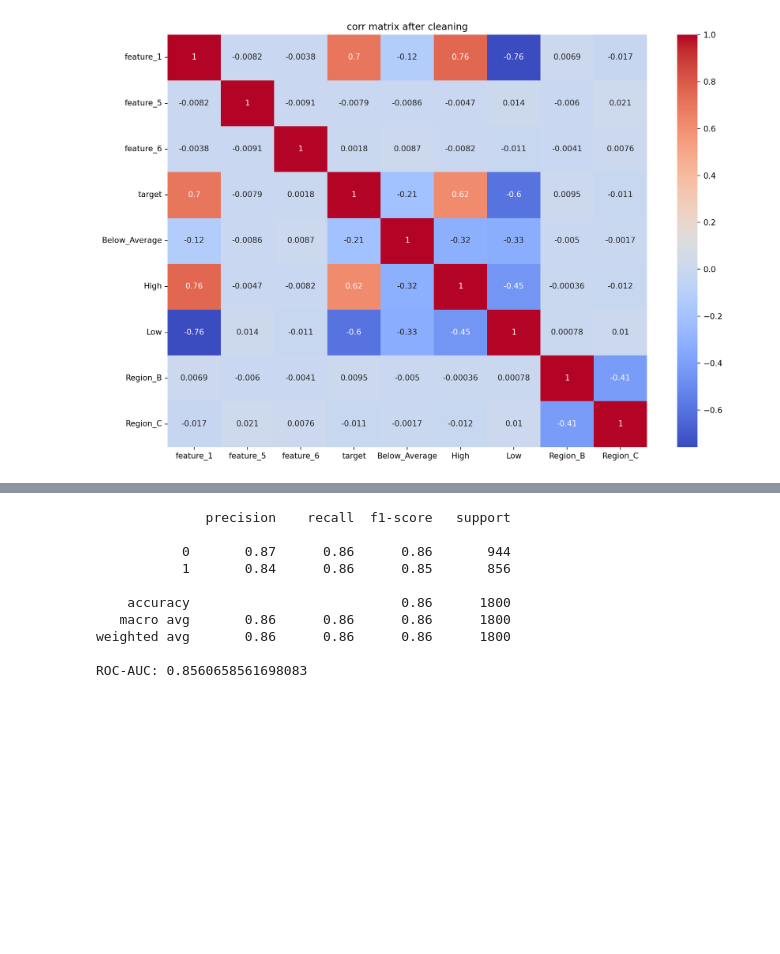
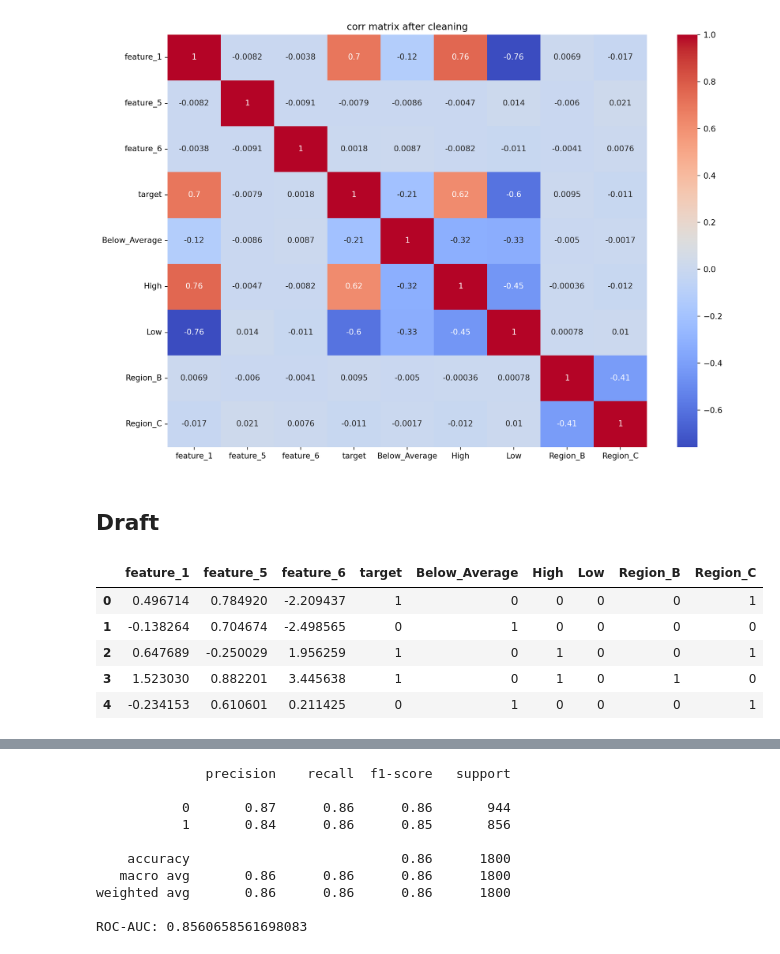
Before and after one commit to ka-53/ml-unime, a Jupyter notebook: final.ipynb, the cells around one changed output, grey strips where cells are left out. Cells and saved outputs as stored; diff of their text form; code cells hidden in the pictures; blank space fills up the shorter version.

```diff
--- a/final.ipynb
+++ b/final.ipynb
@@ -310,3 +313,16 @@ plt.title('corr matrix after cleaning')
 plt.tight_layout()
 # %% [output]
 [figure]
+# %% [markdown]
+## Draft
+# %%
+df1 = pd.read_csv('dataset_encoded.csv')
+# %%
+df1.head()
+# %% [output]
+|  | feature_1 | feature_5 | feature_6 | target | Below_Average | High | Low | Region_B | Region_C |
+| 0 | 0.496714 | 0.784920 | -2.209437 | 1 | 0 | 0 | 0 | 0 | 1 |
+| 1 | -0.138264 | 0.704674 | -2.498565 | 0 | 1 | 0 | 0 | 0 | 0 |
+| 2 | 0.647689 | -0.250029 | 1.956259 | 1 | 0 | 1 | 0 | 0 | 1 |
+| 3 | 1.523030 | 0.882201 | 3.445638 | 1 | 0 | 1 | 0 | 1 | 0 |
+| 4 | -0.234153 | 0.610601 | 0.211425 | 0 | 1 | 0 | 0 | 0 | 1 |
```
Also changed, not shown: parts of 49 cells of this notebook, 1 other file.
